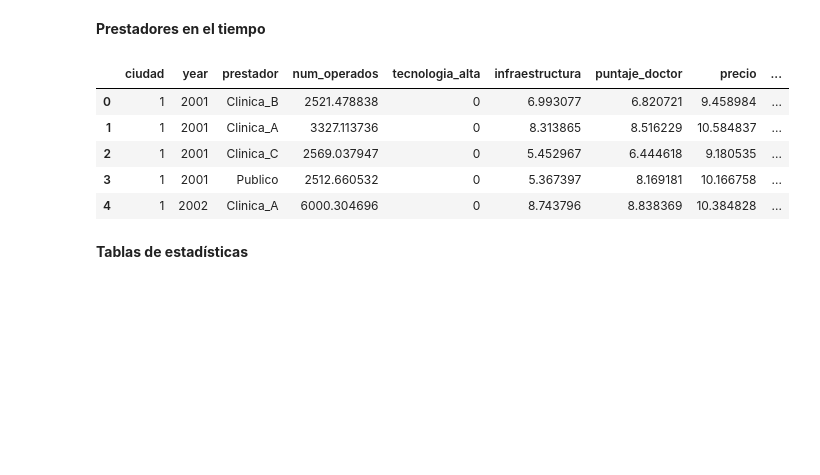
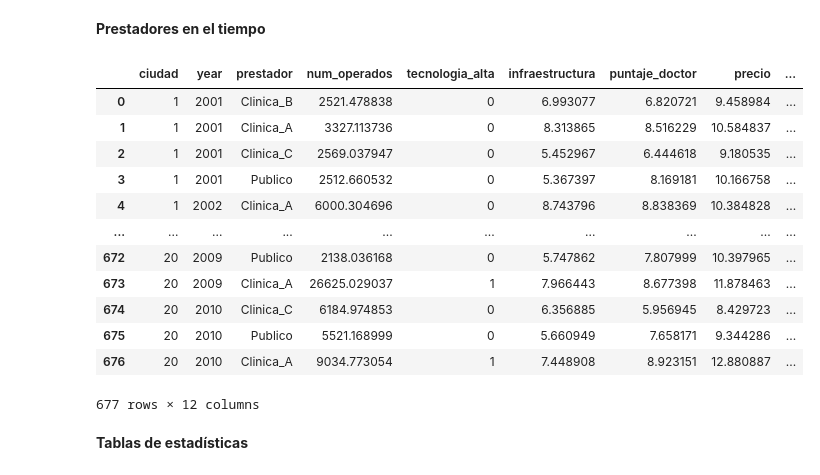
Before and after one commit to vcfq/Competencia-y-Regulaci-n, a Jupyter notebook: Tarea_Empírica1.ipynb, the cells around one changed output. Saved outputs shown, nothing was run; the diff lists cells and outputs as text; code cells hidden in the pictures; blank space fills up the shorter version.

```diff
--- a/Tarea_Empírica1.ipynb
+++ b/Tarea_Empírica1.ipynb
@@ -21,21 +21,28 @@ Estadísticas descriptivas
 # %%
 import matplotlib.pyplot as plt
 import seaborn as sns
 import numpy as np
 from google.colab import files
 
 #merge de bases
 df = df_1.merge(df_2, on="ciudad")
 df["poblacion_total"] = df["poblacion_inicial"] * (1 + df["crecimiento_anual"]) ** (df["year"] - 2001)
 df["porcentaje_operados"] = df["num_operados"] / df["poblacion_total"]
-df.head()
+df
 # %% [output]
 |  | ciudad | year | prestador | num_operados | tecnologia_alta | infraestructura | puntaje_doctor | precio | ... |
 | 0 | 1 | 2001 | Clinica_B | 2521.478838 | 0 | 6.993077 | 6.820721 | 9.458984 | ... |
 | 1 | 1 | 2001 | Clinica_A | 3327.113736 | 0 | 8.313865 | 8.516229 | 10.584837 | ... |
 | 2 | 1 | 2001 | Clinica_C | 2569.037947 | 0 | 5.452967 | 6.444618 | 9.180535 | ... |
 | 3 | 1 | 2001 | Publico | 2512.660532 | 0 | 5.367397 | 8.169181 | 10.166758 | ... |
 | 4 | 1 | 2002 | Clinica_A | 6000.304696 | 0 | 8.743796 | 8.838369 | 10.384828 | ... |
+| ... | ... | ... | ... | ... | ... | ... | ... | ... | ... |
+| 672 | 20 | 2009 | Publico | 2138.036168 | 0 | 5.747862 | 7.807999 | 10.397965 | ... |
+| 673 | 20 | 2009 | Clinica_A | 26625.029037 | 1 | 7.966443 | 8.677398 | 11.878463 | ... |
+| 674 | 20 | 2010 | Clinica_C | 6184.974853 | 0 | 6.356885 | 5.956945 | 8.429723 | ... |
+| 675 | 20 | 2010 | Publico | 5521.168999 | 0 | 5.660949 | 7.658171 | 9.344286 | ... |
+| 676 | 20 | 2010 | Clinica_A | 9034.773054 | 1 | 7.448908 | 8.923151 | 12.880887 | ... |
+677 rows × 12 columns
 # %% [markdown]
 **Tablas de estadísticas**
 # %%
```
Also changed, not shown: parts of 19 cells of this notebook.
